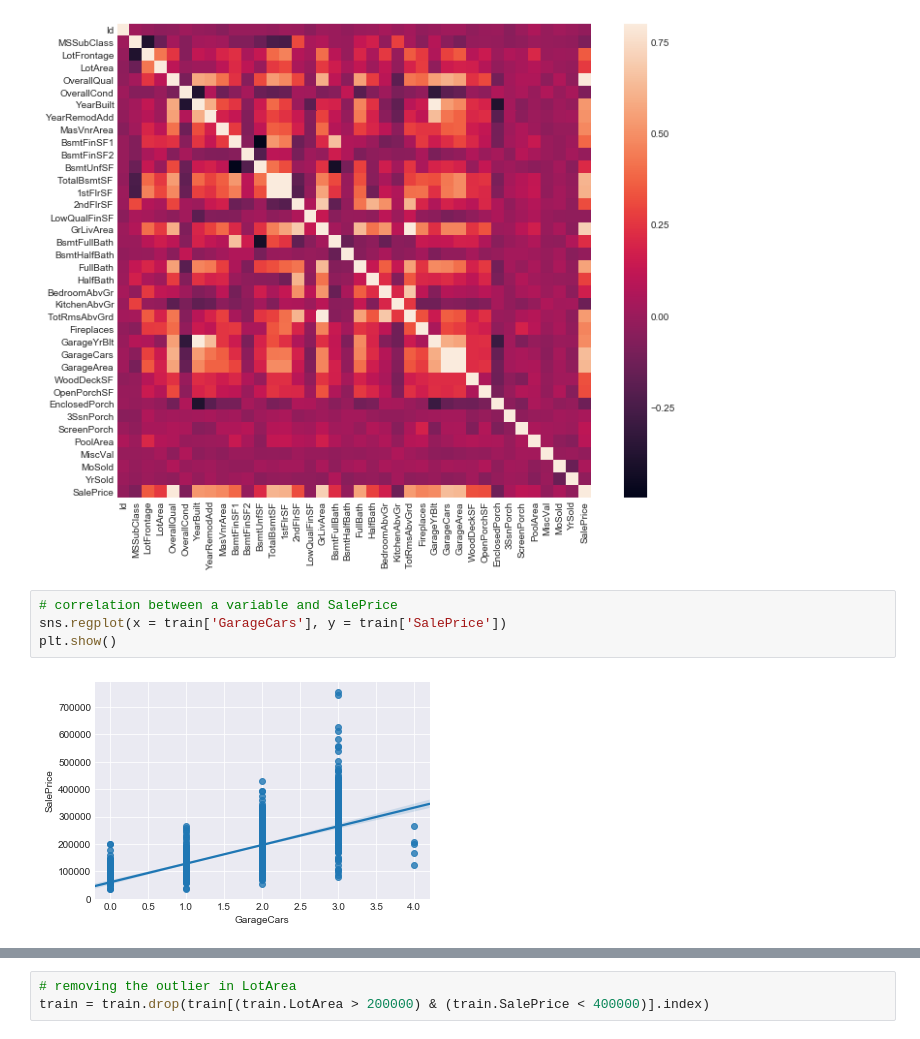
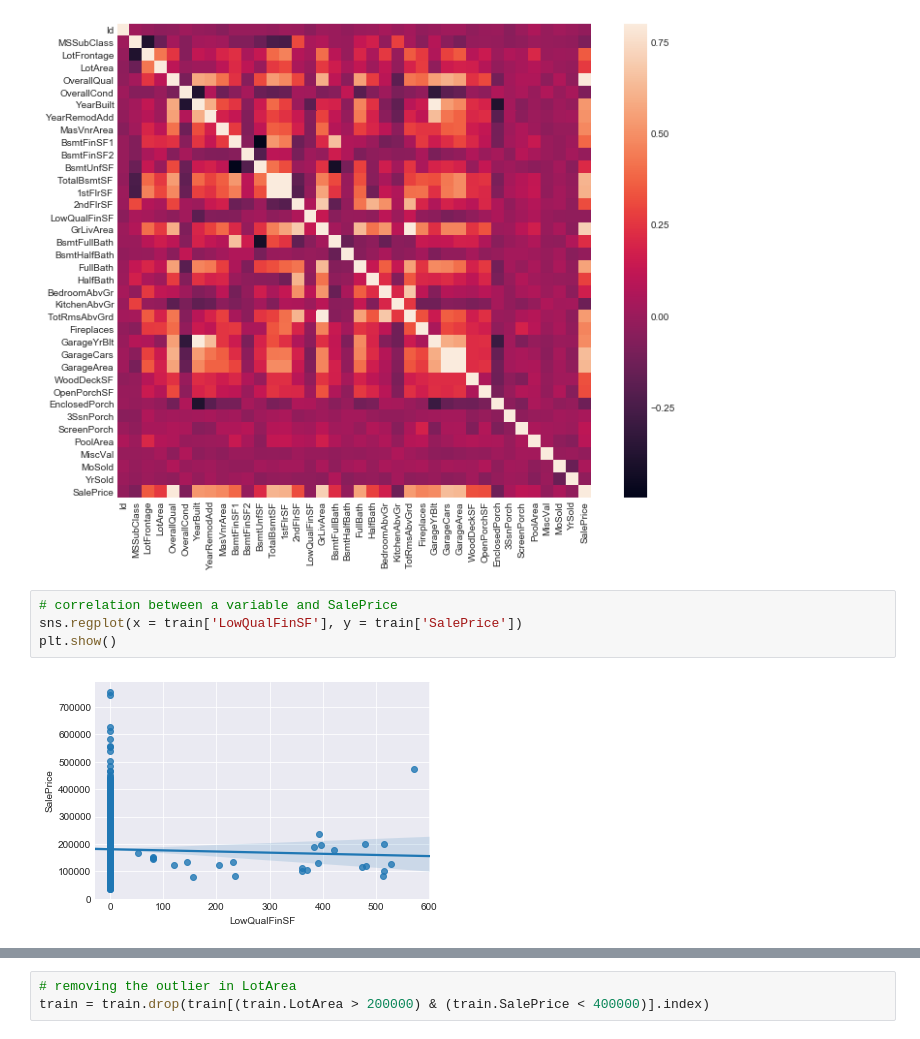
Before and after one commit to aliceschi93/House-Prices-Advanced-Regression-Techniques, a Jupyter notebook: Project-checkpoint (2) cleaning.ipynb, the cells around one changed output, grey strips where cells are left out. Saved outputs shown, nothing was run; the diff lists cells and outputs as text.

```diff
--- a/Project-checkpoint (2) cleaning.ipynb
+++ b/Project-checkpoint (2) cleaning.ipynb
@@ -138,7 +138,7 @@ sns.heatmap(corr, vmax=.8, square=True);
 [figure]
 # %%
 # correlation between a variable and SalePrice
-sns.regplot(x = train['GarageCars'], y = train['SalePrice'])
+sns.regplot(x = train['LowQualFinSF'], y = train['SalePrice'])
 plt.show()
 # %% [output]
-[figure, old version]
+[figure, new version]
```
Also changed, not shown: parts of 12 cells of this notebook, 1 other file.
